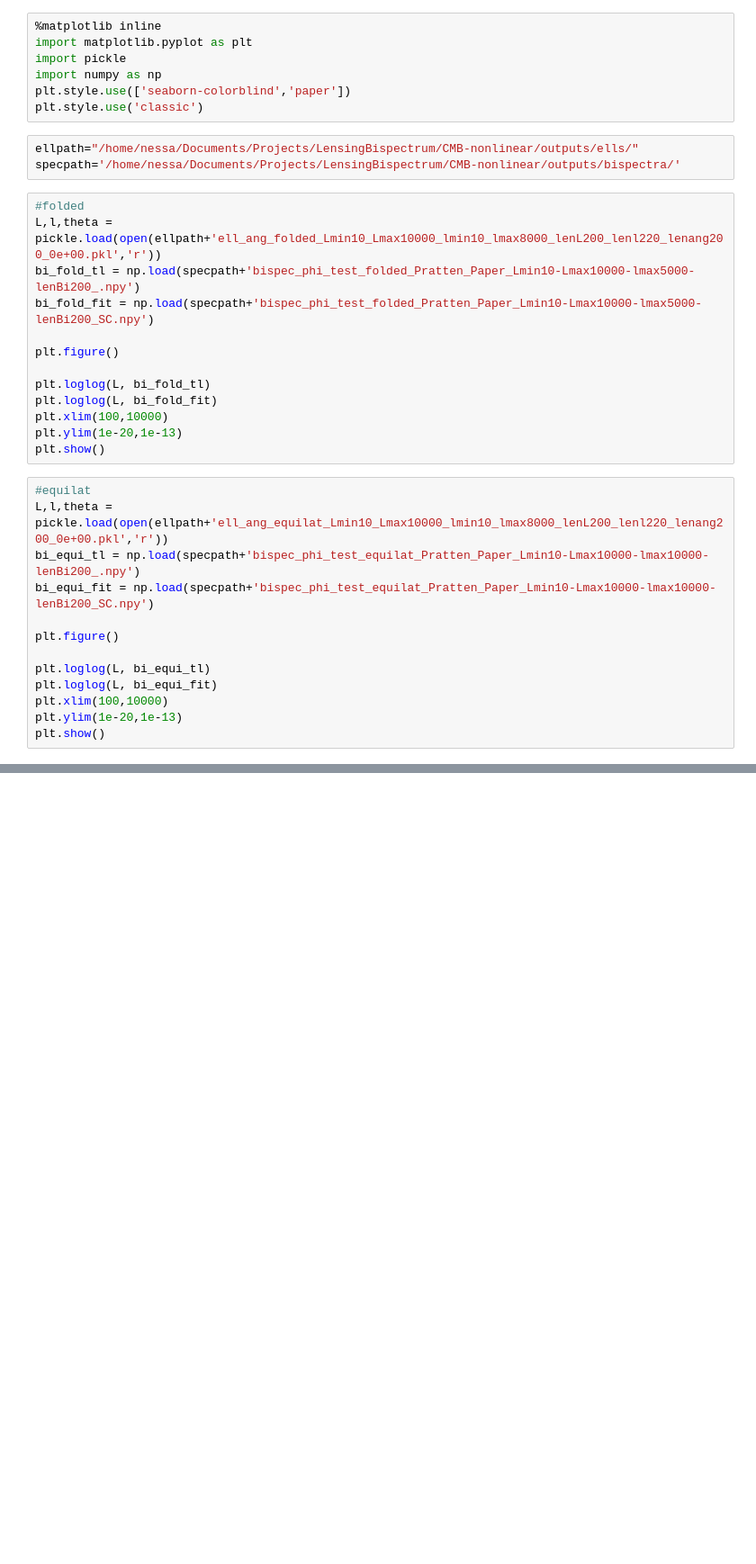
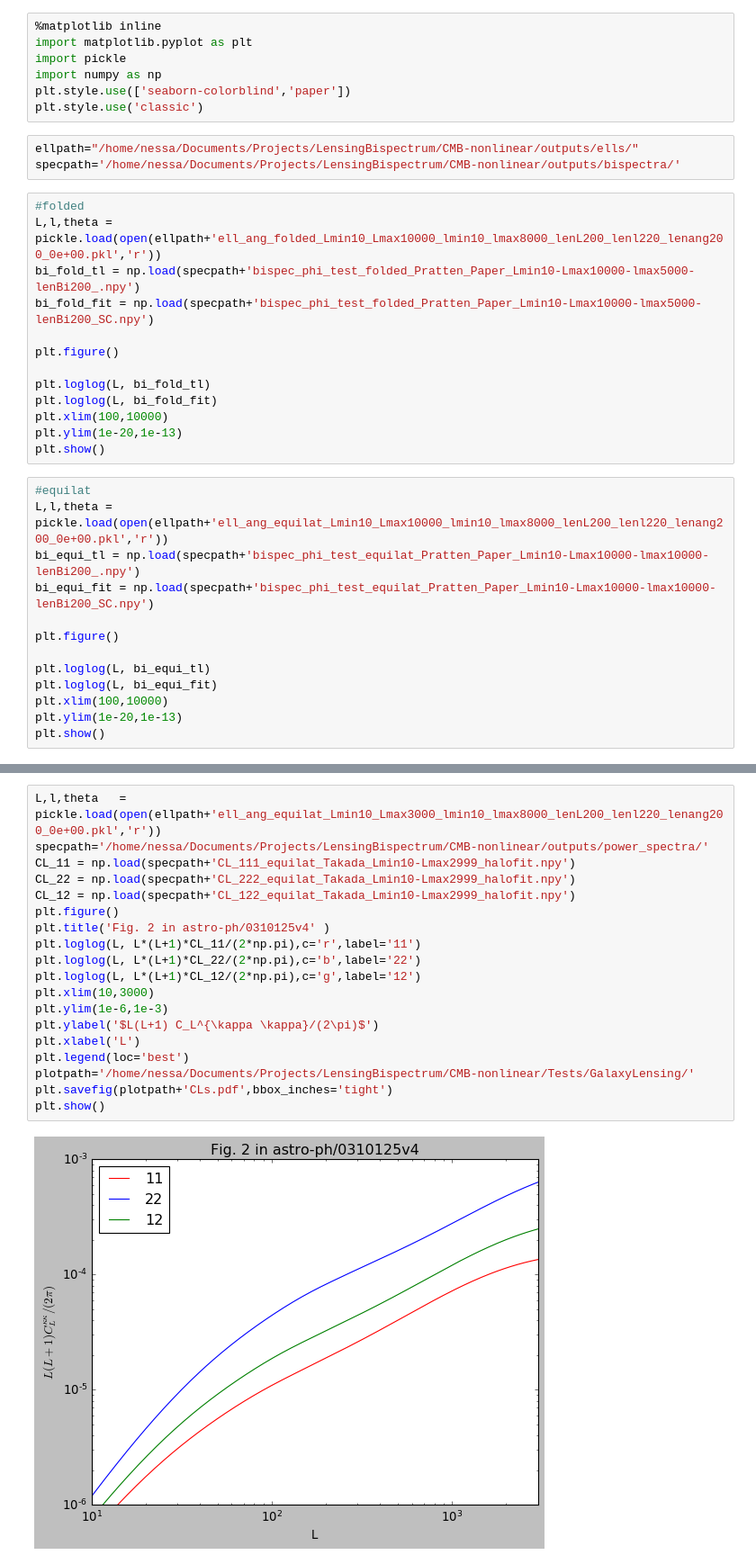
Before and after one commit to VMBoehm/BispectrumBias, a Jupyter notebook: TestBispectra.ipynb, the cells around one changed output, grey strips where cells are left out. Shown: that part at 90% size. Cells and saved outputs as stored; diff of their text form; blank space fills up the shorter version.

```diff
--- a/TestBispectra.ipynb
+++ b/TestBispectra.ipynb
@@ -47,0 +60,21 @@ plt.show()
+# %%
+L,l,theta   = pickle.load(open(ellpath+'ell_ang_equilat_Lmin10_Lmax3000_lmin10_lmax8000_lenL200_lenl220_lenang200_0e+00.pkl','r'))
+specpath='/home/nessa/Documents/Projects/LensingBispectrum/CMB-nonlinear/outputs/power_spectra/'
+CL_11 = np.load(specpath+'CL_111_equilat_Takada_Lmin10-Lmax2999_halofit.npy')
+CL_22 = np.load(specpath+'CL_222_equilat_Takada_Lmin10-Lmax2999_halofit.npy')
+CL_12 = np.load(specpath+'CL_122_equilat_Takada_Lmin10-Lmax2999_halofit.npy')
+plt.figure()
+plt.title('Fig. 2 in astro-ph/0310125v4' )
+plt.loglog(L, L*(L+1)*CL_11/(2*np.pi),c='r',label='11')
+plt.loglog(L, L*(L+1)*CL_22/(2*np.pi),c='b',label='22')
+plt.loglog(L, L*(L+1)*CL_12/(2*np.pi),c='g',label='12')
+plt.xlim(10,3000)
+plt.ylim(1e-6,1e-3)
+plt.ylabel('$L(L+1) C_L^{\kappa \kappa}/(2\pi)$')
+plt.xlabel('L')
+plt.legend(loc='best')
+plotpath='/home/nessa/Documents/Projects/LensingBispectrum/CMB-nonlinear/Tests/GalaxyLensing/'
+plt.savefig(plotpath+'CLs.pdf',bbox_inches='tight')
+plt.show()
+# %% [output]
+[figure, added]
```
Also changed, not shown: parts of 2 cells of this notebook, 3 other files.
